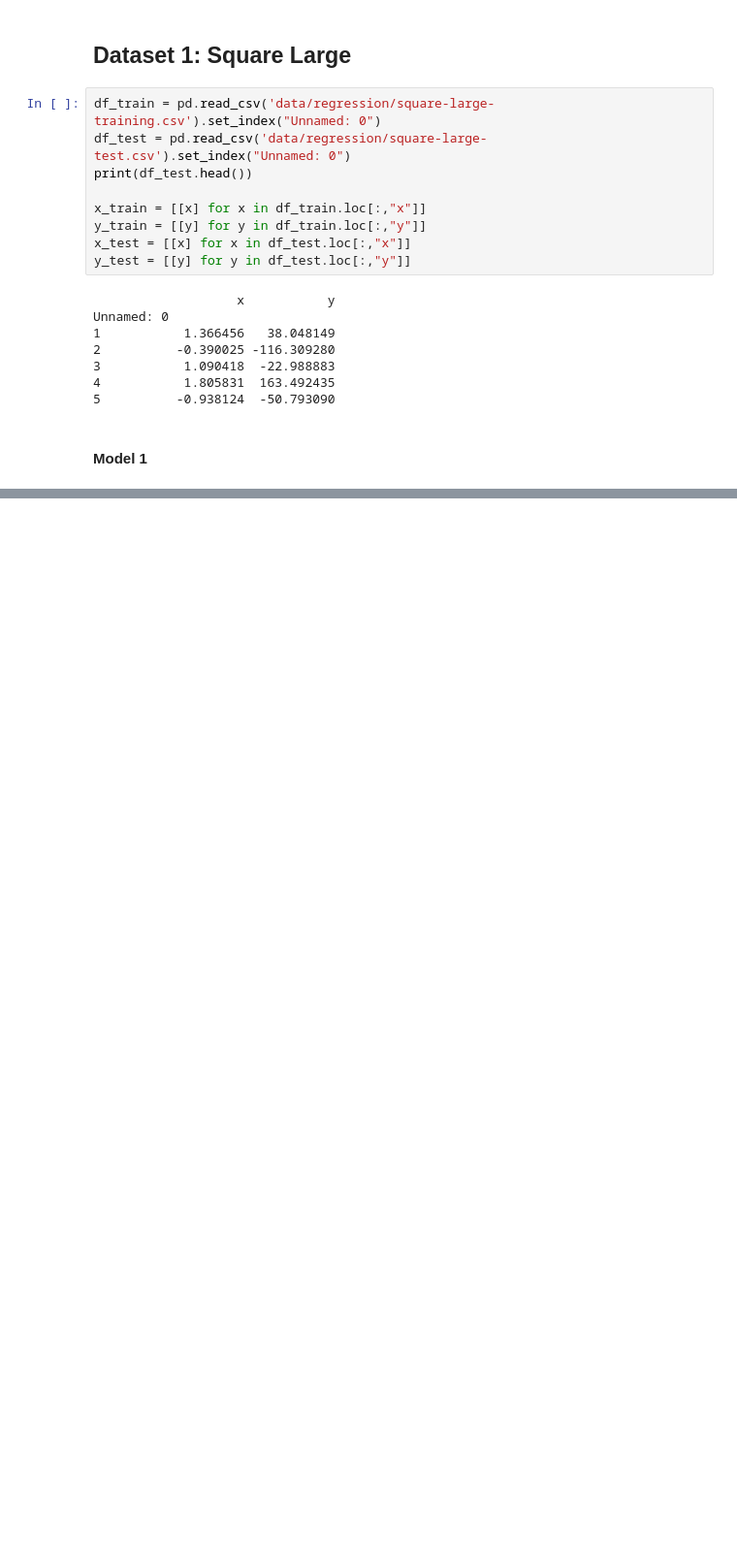
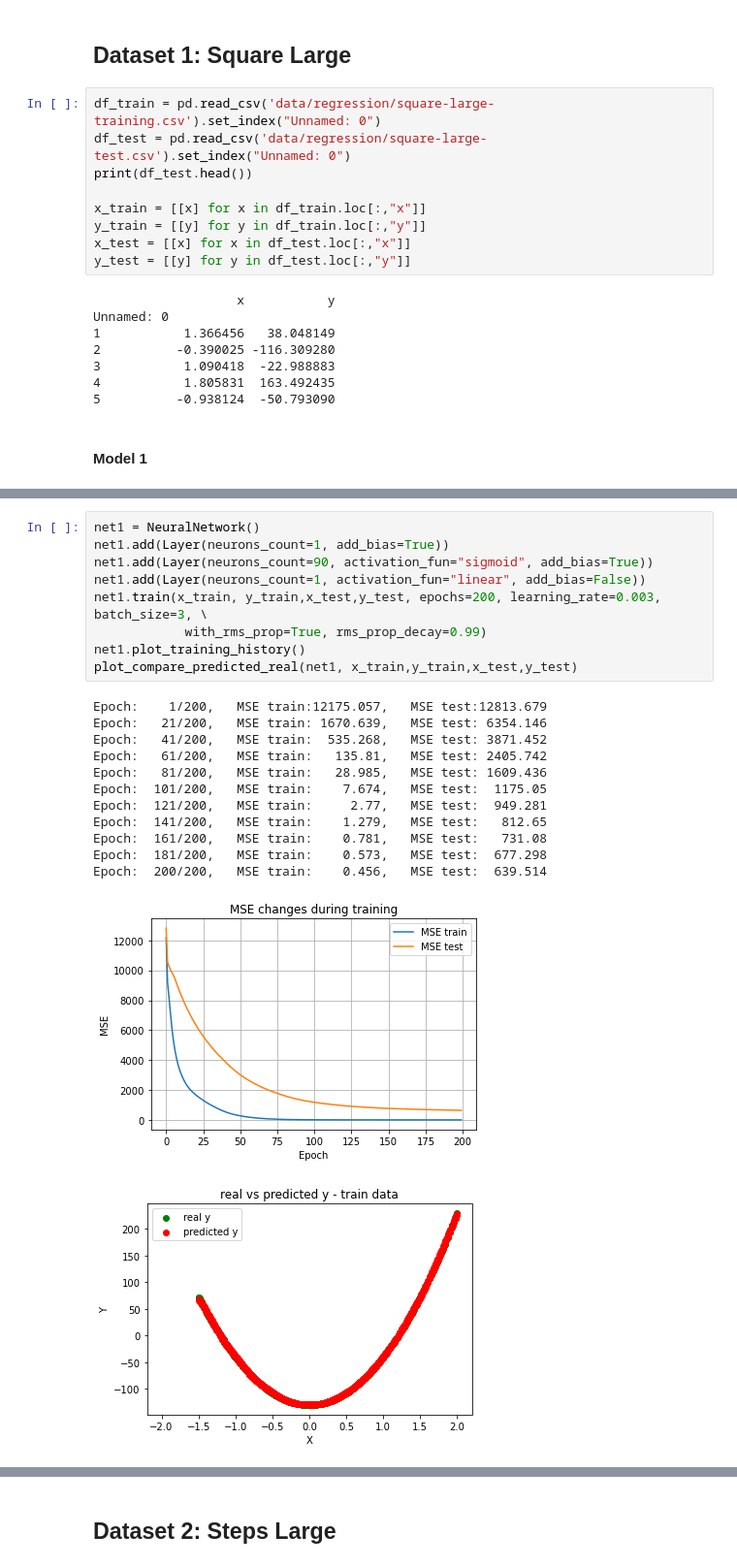
Before and after one commit to mstaczek/miowad, a Jupyter notebook: lab3.ipynb, the cells around one changed output, grey strips where cells are left out. Shown at 97% size. Saved outputs shown, nothing was run; the diff lists cells and outputs as text; blank space fills up the shorter version.

```diff
--- a/lab3.ipynb
+++ b/lab3.ipynb
@@ -56,0 +108,23 @@ Created in <span style='font-weight:600;margin-left:4px;'>Deepnote</span></a>
+# %%
+net1 = NeuralNetwork()
+net1.add(Layer(neurons_count=1, add_bias=True))
+net1.add(Layer(neurons_count=90, activation_fun="sigmoid", add_bias=True))
+net1.add(Layer(neurons_count=1, activation_fun="linear", add_bias=False))
+net1.train(x_train, y_train,x_test,y_test, epochs=200, learning_rate=0.003, batch_size=3, \
+            with_rms_prop=True, rms_prop_decay=0.99)
+net1.plot_training_history()
+plot_compare_predicted_real(net1, x_train,y_train,x_test,y_test)
+# %% [output]
+Epoch:    1/200,   MSE train:12175.057,   MSE test:12813.679
+Epoch:   21/200,   MSE train: 1670.639,   MSE test: 6354.146
+Epoch:   41/200,   MSE train:  535.268,   MSE test: 3871.452
+Epoch:   61/200,   MSE train:   135.81,   MSE test: 2405.742
+Epoch:   81/200,   MSE train:   28.985,   MSE test: 1609.436
+Epoch:  101/200,   MSE train:    7.674,   MSE test:  1175.05
+Epoch:  121/200,   MSE train:     2.77,   MSE test:  949.281
+Epoch:  141/200,   MSE train:    1.279,   MSE test:   812.65
+Epoch:  161/200,   MSE train:    0.781,   MSE test:   731.08
+Epoch:  181/200,   MSE train:    0.573,   MSE test:  677.298
+Epoch:  200/200,   MSE train:    0.456,   MSE test:  639.514
+[figure, added]
+[figure, added]
@@ -56,0 +132,2 @@ Created in <span style='font-weight:600;margin-left:4px;'>Deepnote</span></a>
+# %% [markdown]
+## Dataset 2: Steps Large
```
Also changed, not shown: parts of 22 cells of this notebook.
